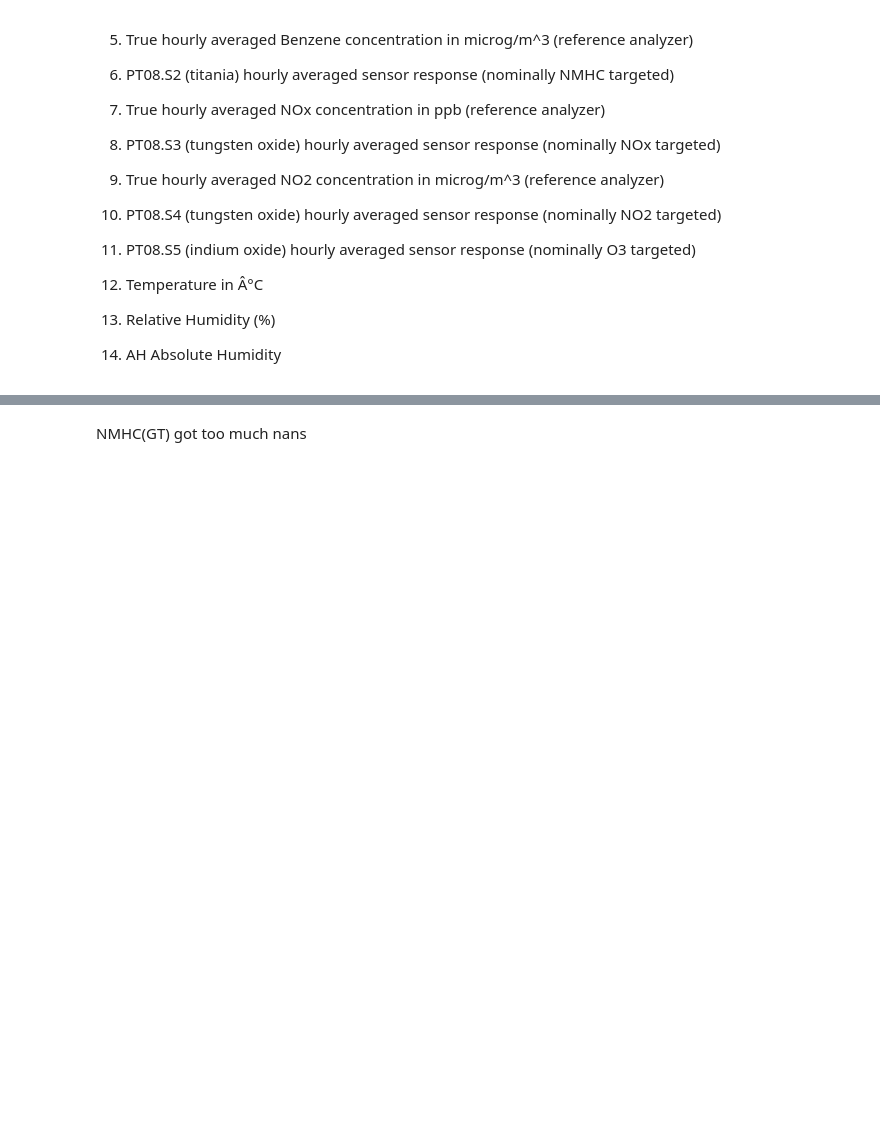
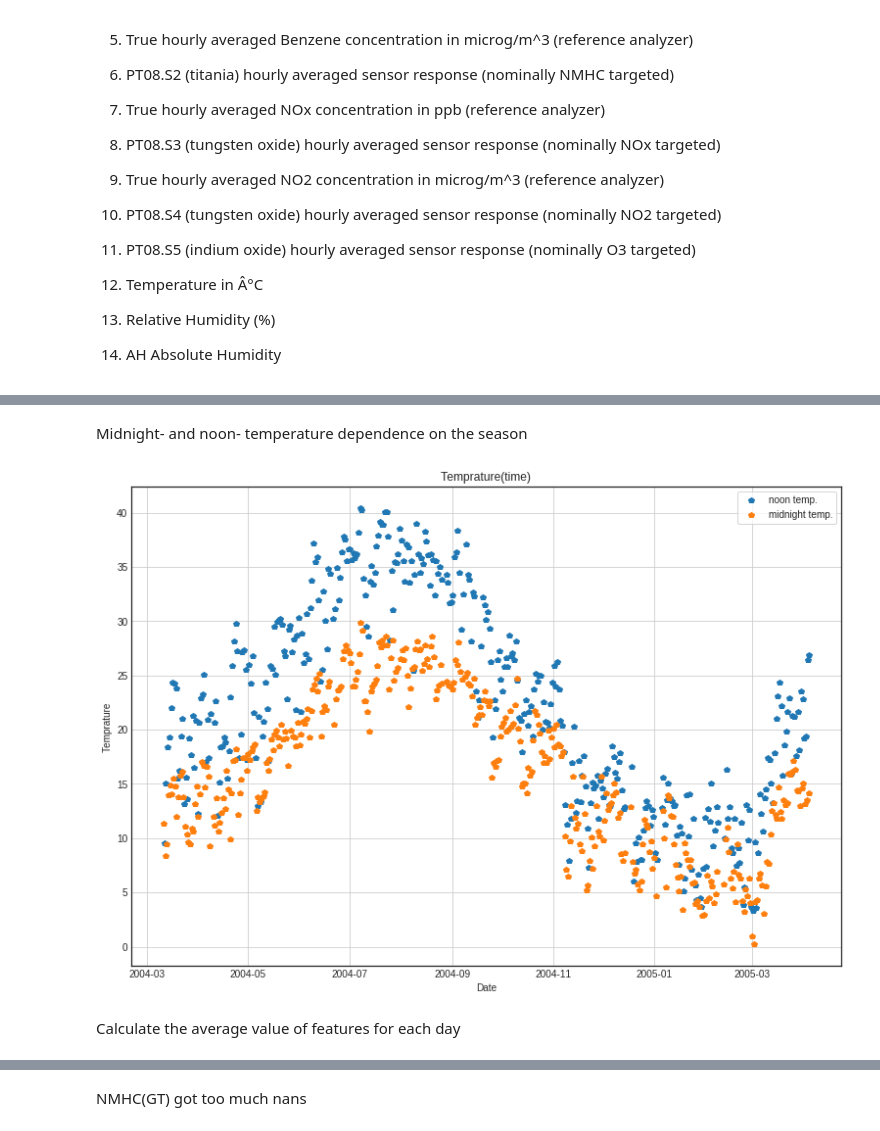
Before and after one commit to HacketOS/Air-Quality-Data-Set, a Jupyter notebook: visualization.ipynb, the cells around one changed output, grey strips where cells are left out. Drawn from its saved outputs; the diff is of its cells as text; code cells hidden in the pictures; blank space fills up the shorter version.

```diff
--- a/visualization.ipynb
+++ b/visualization.ipynb
@@ -92,3 +95,23 @@ data.describe()
+# %% [markdown]
+Midnight- and noon- temperature dependence on the season
+# %%
+plt.style.use('seaborn-white')
+
+noon = data['T'].at_time('12:00')
+fig =plt.figure(figsize = (13,9))
+n = fig.add_subplot(1,1,1)
+n.plot(noon.index,noon,'p')
+n.set_title('Temprature(time)')
+n.set_xlabel('Date')
+n.set_ylabel('Temprature')
+midnigt =  data['T'].at_time('00:00')
+n.plot(midnigt.index,midnigt,'p')
+n.legend(['noon temp.','midnight temp.'],frameon = True);
+n.grid(True);
+# %% [output]
+[figure, added]
+# %% [markdown]
+Сalculate the average value of features for each day
 # %%
 %%time
 means = pd.DataFrame()
```
Also changed, not shown: parts of 17 cells of this notebook.
